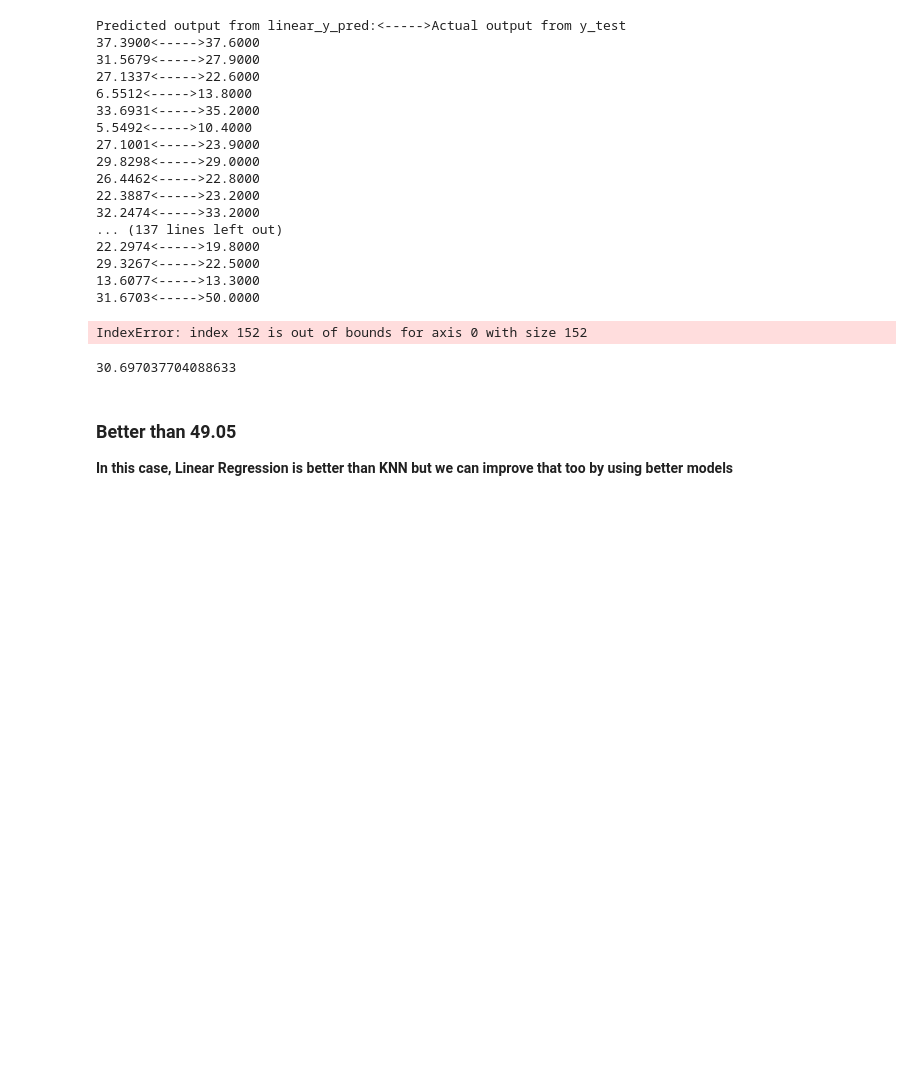
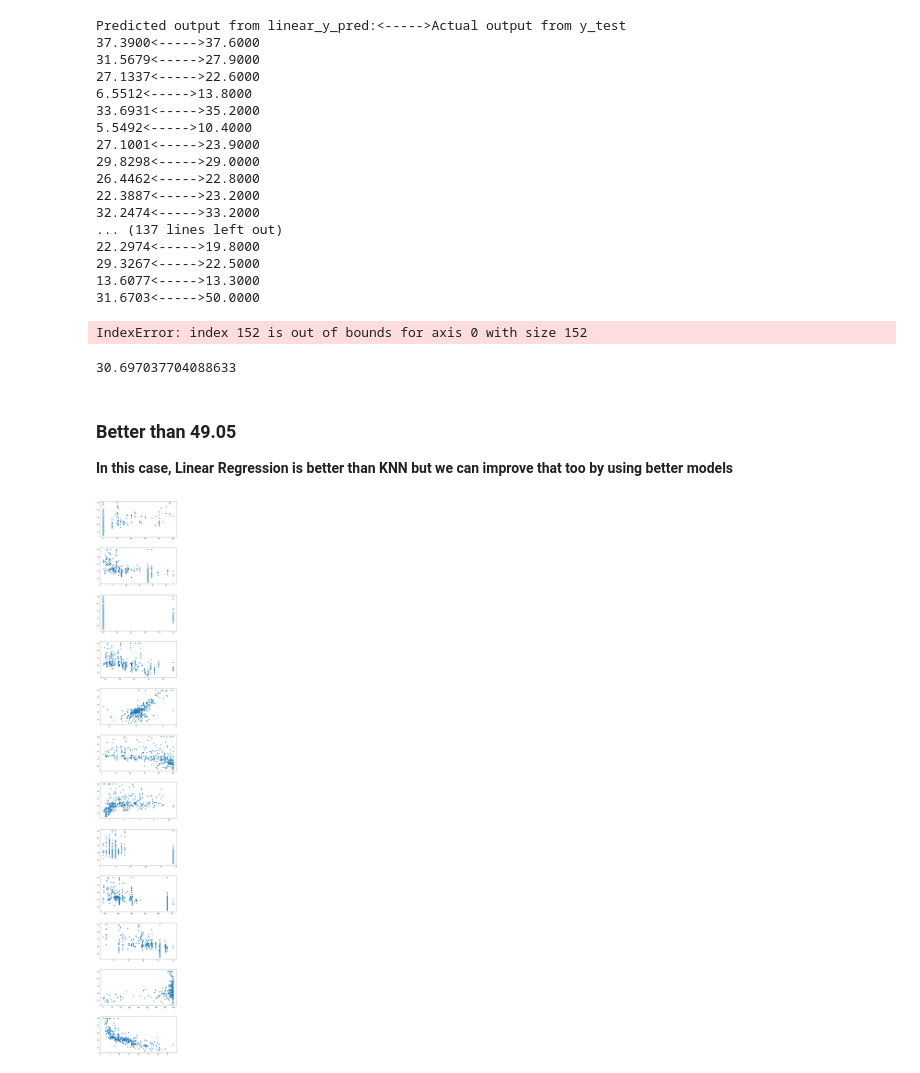
Before and after one commit to kvardhan10/PyLibs, a Jupyter notebook: scikit-learn_demo.ipynb, the cells around one changed output. Cells and saved outputs as stored; diff of their text form; code cells hidden in the pictures; blank space fills up the shorter version.

```diff
--- a/scikit-learn_demo.ipynb
+++ b/scikit-learn_demo.ipynb
@@ -208,3 +208,12 @@ np.mean((linear_y_pred-y_test) ** 2)
 ### Better than 49.05
 
 **In this case, Linear Regression is better than KNN but we can improve that too by using better models**
+# %%
+import matplotlib.pyplot as plt
+plt.figure(figsize=(10, 80))
+for i in range(1,13):
+    plt.subplot(13,1,i)
+    plt.scatter(x_train[:,i], y_train)
+    plt.subplots_adjust(hspace=0.3)
+# %% [output]
+[figure, added]
```
Also changed, not shown: parts of 1 cell of this notebook, 1 other file.
